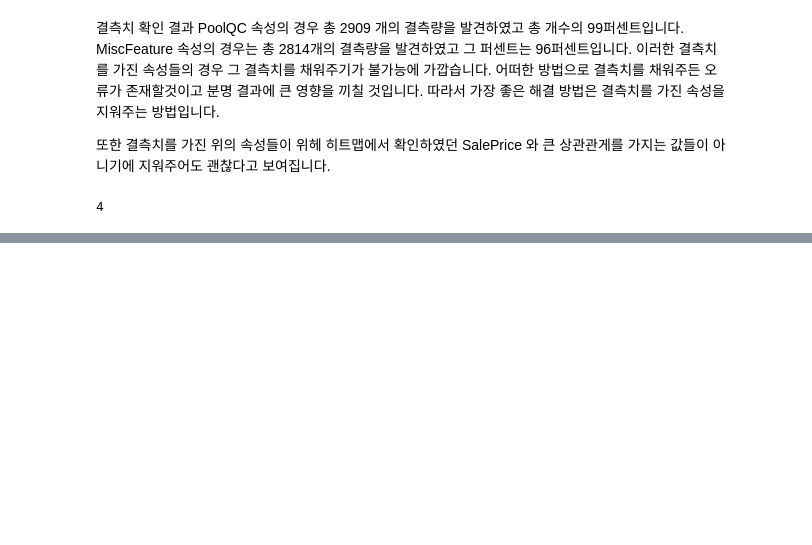
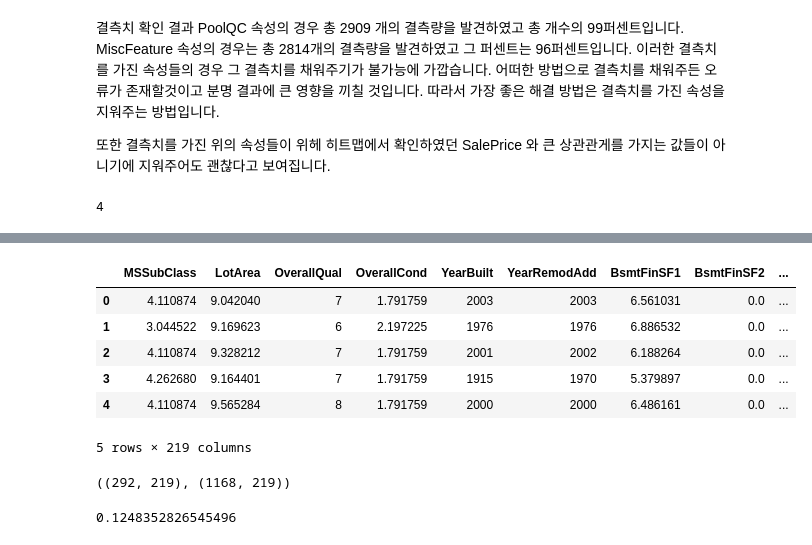
Before and after one commit to digang/HousePrice_predict, a Jupyter notebook: main.ipynb, the cells around one changed output, grey strips where cells are left out. Drawn from its saved outputs; the diff is of its cells as text; code cells hidden in the pictures; blank space fills up the shorter version.

Commit message:
RMSE_score

```diff
--- a/main.ipynb
+++ b/main.ipynb
@@ -150,0 +199,2 @@ print(all_data.isnull().sum().max())
+# %%
+all_data.drop(['Utilities'], axis=1, inplace=True)
@@ -150,0 +207,8 @@ print(all_data.isnull().sum().max())
+# %%
+from scipy.stats import skew
+
+numeric_data = all_data.dtypes[all_data.dtypes != 'object'].index
+skewed_data = all_data[numeric_data].apply(lambda x : skew(x)).sort_values(ascending = False)
+
+high_skew = skewed_data[abs(skewed_data > 0.5)]
+high_skew
@@ -150,0 +233,16 @@ print(all_data.isnull().sum().max())
+# %%
+for feature in high_skew.index:
+    all_data[feature] = np.log1p(all_data[feature])
+# %%
+all_data['TotalSF'] = all_data['TotalBsmtSF'] + all_data['1stFlrSF'] + all_data['2ndFlrSF']
+# %%
+all_data = pd.get_dummies(all_data)
+all_data.head()
+# %% [output]
+|  | MSSubClass | LotArea | OverallQual | OverallCond | YearBuilt | YearRemodAdd | BsmtFinSF1 | BsmtFinSF2 | ... |
+| 0 | 4.110874 | 9.042040 | 7 | 1.791759 | 2003 | 2003 | 6.561031 | 0.0 | ... |
+| 1 | 3.044522 | 9.169623 | 6 | 2.197225 | 1976 | 1976 | 6.886532 | 0.0 | ... |
+| 2 | 4.110874 | 9.328212 | 7 | 1.791759 | 2001 | 2002 | 6.188264 | 0.0 | ... |
+| 3 | 4.262680 | 9.164401 | 7 | 1.791759 | 1915 | 1970 | 5.379897 | 0.0 | ... |
+| 4 | 4.110874 | 9.565284 | 8 | 1.791759 | 2000 | 2000 | 6.486161 | 0.0 | ... |
+5 rows × 219 columns
@@ -150,0 +255,4 @@ print(all_data.isnull().sum().max())
+# %%
+x_test.shape , x_train.shape
+# %% [output]
+((292, 219), (1168, 219))
@@ -150,0 +267,4 @@ print(all_data.isnull().sum().max())
+# %%
+print(rmse.mean())
+# %% [output]
+0.1248352826545496
```
Also changed, not shown: parts of 12 cells of this notebook.
